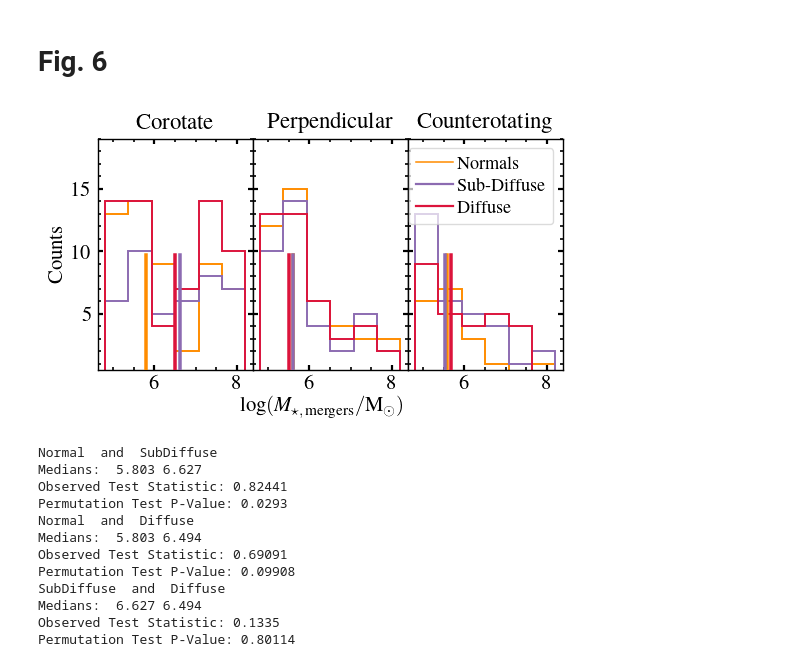
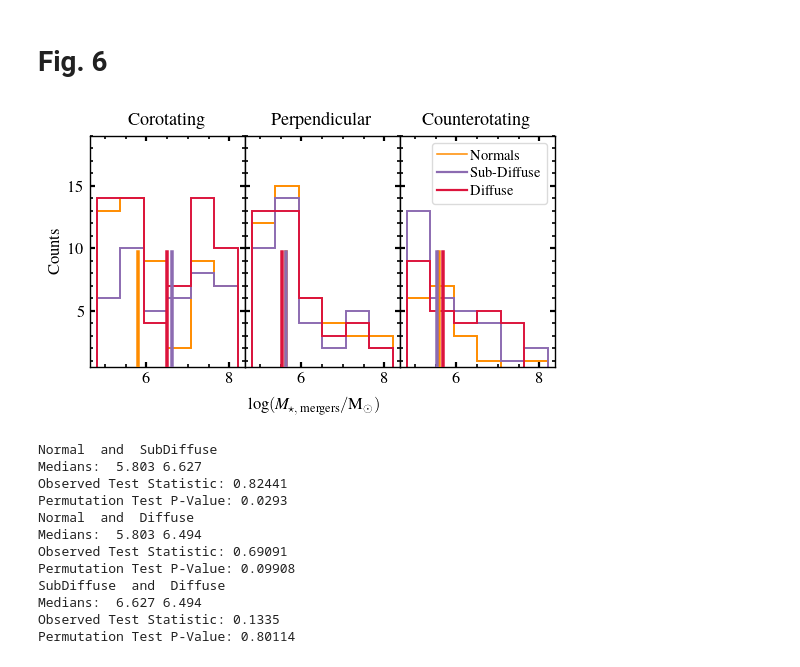
Before and after one commit to AbhnerAlmeida/DwarfGalaxies_TNG50_FAPESP, a Jupyter notebook: notebooks/DiffuseDwarfGalaxies_TNG50_PaperIII.ipynb, the cells around one changed output. Drawn from its saved outputs; the diff is of its cells as text; code cells hidden in the pictures.

```diff
--- a/notebooks/DiffuseDwarfGalaxies_TNG50_PaperIII.ipynb
+++ b/notebooks/DiffuseDwarfGalaxies_TNG50_PaperIII.ipynb
@@ -327,21 +334,21 @@ Panel Spearman corr: 0.31009744972009123 p: 0.0012852101799620391
 # %%
 plot.PlotHist(['Normal', 'SubDiffuse', 'Diffuse'], ['logSUM_Mstar_merger_Corotate',
              'logSUM_Mstar_merger_Perpendicular', 'logSUM_Mstar_merger_Counterotating'], [''],
                  Type = 'z0',
                savepath='PaperIII/PlotHist',  savefigname='Mergers', dfName='PaperIII', SampleName='SubfindID_99',
                 density=False, JustOneXlabel = True,
                 ColumnPlot = False, bins=6, median=True,  legend = True,
                 lNum = 3, cNum = 2,
                 LegendNames = [[ 'Normal', 'SubDiffuse', 'Diffuse']],
                 loc = ['upper right'],
                 legpositions= [[2,0]],linewidth = 1.4,
-                title = ['Corotate',
+                title = ['Corotating',
                              'Perpendicular', 'Counterotating'],
                TRANSPARENT = True, LookBackTime = True,
-                fontlabel=15, toplim = 19,
+                fontlabel=12, toplim = 19,
                 framealpha=0.7, handletextpad = 0.25)
 # %% [output]
-[figure, old version]
+[figure, new version]
 # %%
 TNG.compare_Sample_key('logSUM_Mstar_merger_Corotate', [['Normal', 'SubDiffuse'],
                                              ['Normal', 'Diffuse'],
```
Also changed, not shown: parts of 15 cells of this notebook, 3 other files.
